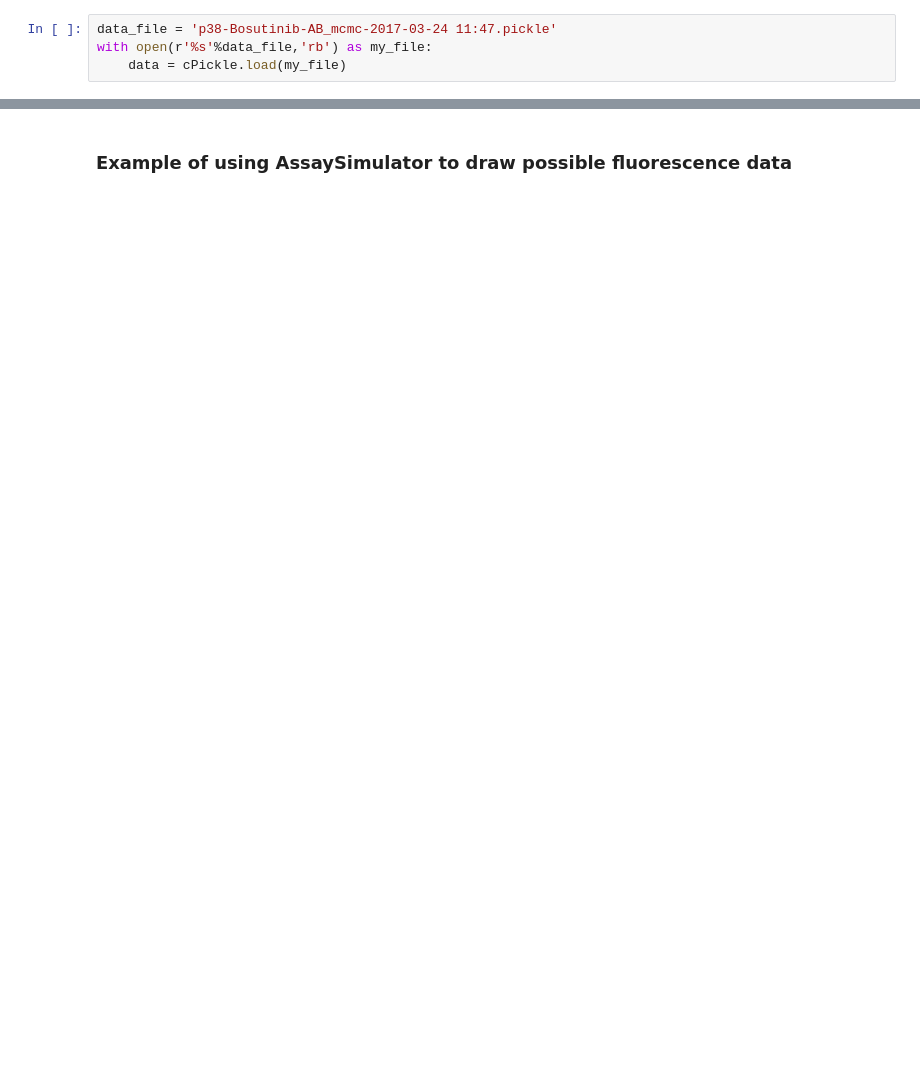
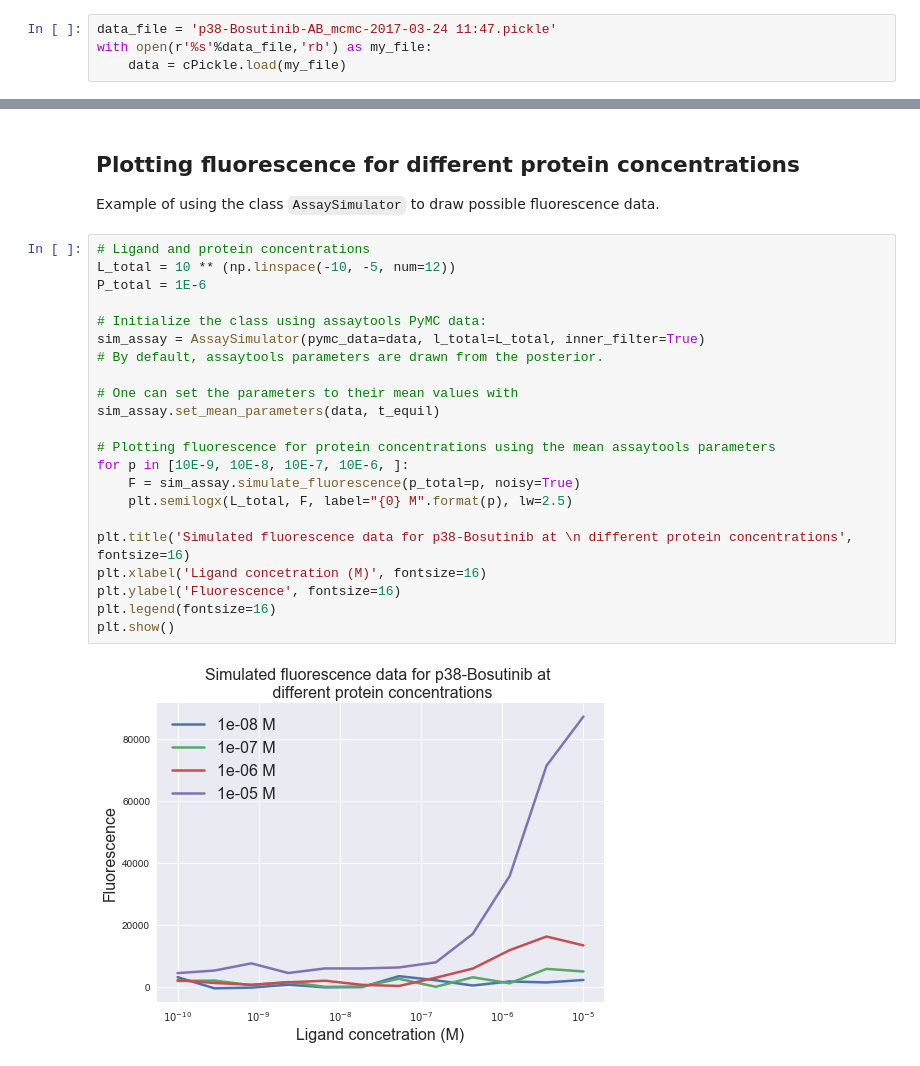
Before and after one commit to choderalab/assaytools, a Jupyter notebook: experimental_design/ExperimentalDesign.ipynb, the cells around one changed output, grey strips where cells are left out. Drawn from its saved outputs; the diff is of its cells as text; blank space fills up the shorter version.

```diff
--- a/experimental_design/ExperimentalDesign.ipynb
+++ b/experimental_design/ExperimentalDesign.ipynb
@@ -18,2 +36,27 @@ with open(r'%s'%data_file,'rb') as my_file:
 # %% [markdown]
-### Example of using AssaySimulator to draw possible fluorescence data
+## Plotting fluorescence for different protein concentrations
+Example of using the class `AssaySimulator` to draw possible fluorescence data.
+# %%
+# Ligand and protein concentrations
+L_total = 10 ** (np.linspace(-10, -5, num=12))
+P_total = 1E-6
+
+# Initialize the class using assaytools PyMC data:
+sim_assay = AssaySimulator(pymc_data=data, l_total=L_total, inner_filter=True)
+# By default, assaytools parameters are drawn from the posterior.
+
+# One can set the parameters to their mean values with
+sim_assay.set_mean_parameters(data, t_equil)
+
+# Plotting fluorescence for protein concentrations using the mean assaytools parameters
+for p in [10E-9, 10E-8, 10E-7, 10E-6, ]:
+    F = sim_assay.simulate_fluorescence(p_total=p, noisy=True)
+    plt.semilogx(L_total, F, label="{0} M".format(p), lw=2.5)
+
+plt.title('Simulated fluorescence data for p38-Bosutinib at \n different protein concentrations', fontsize=16)
+plt.xlabel('Ligand concetration (M)', fontsize=16)
+plt.ylabel('Fluorescence', fontsize=16)
+plt.legend(fontsize=16)
+plt.show()
+# %% [output]
+[figure, added]
```
Also changed, not shown: parts of 29 cells of this notebook, 1 other file.
